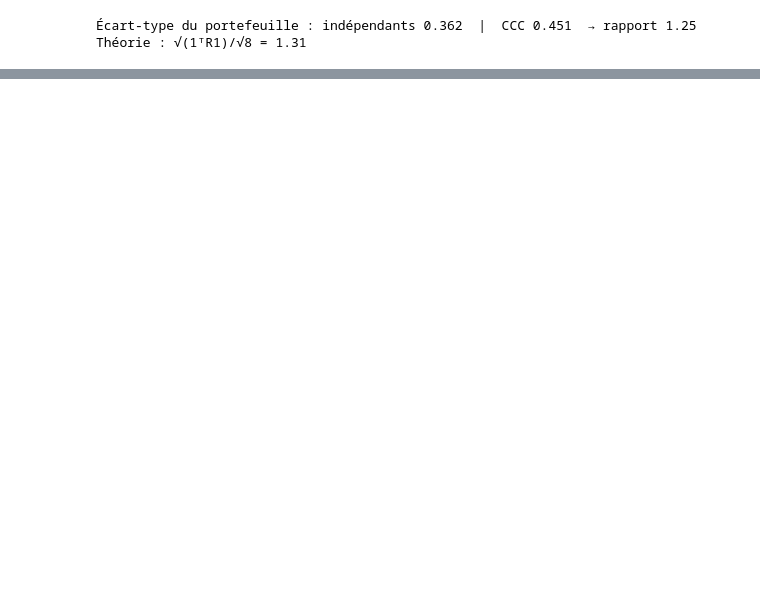
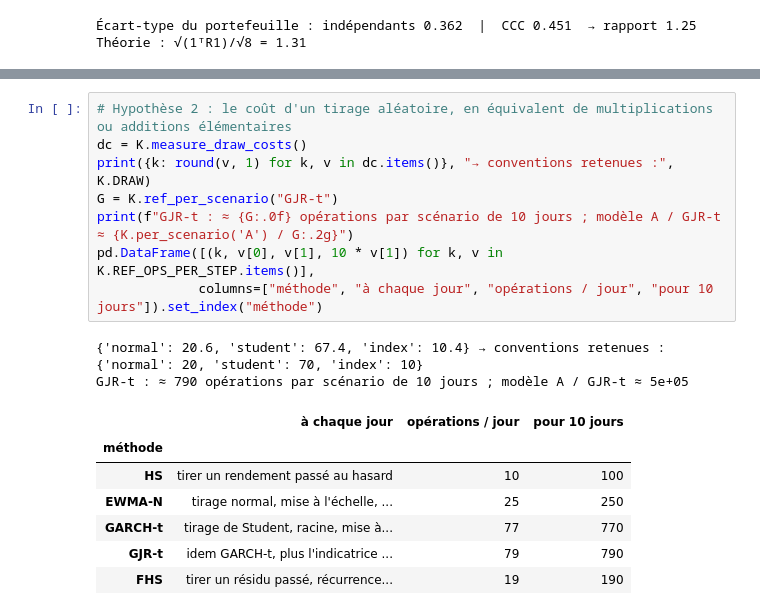
Before and after one commit to Ahmedbne/diffusion_volatilite, a Jupyter notebook: notebooks/diffusion_volatilite_A_a_Z.ipynb, the cells around one changed output, grey strips where cells are left out. Drawn from its saved outputs; the diff is of its cells as text; blank space fills up the shorter version.

```diff
--- a/notebooks/diffusion_volatilite_A_a_Z.ipynb
+++ b/notebooks/diffusion_volatilite_A_a_Z.ipynb
@@ -908,0 +1012,18 @@ attendus : un facteur trois, à marges identiques. **Les scores marginaux ne dis
+# %%
+# Hypothèse 2 : le coût d'un tirage aléatoire, en équivalent de multiplications ou additions élémentaires
+dc = K.measure_draw_costs()
+print({k: round(v, 1) for k, v in dc.items()}, "→ conventions retenues :", K.DRAW)
+G = K.ref_per_scenario("GJR-t")
+print(f"GJR-t : ≈ {G:.0f} opérations par scénario de 10 jours ; modèle A / GJR-t ≈ {K.per_scenario('A') / G:.2g}")
+pd.DataFrame([(k, v[0], v[1], 10 * v[1]) for k, v in K.REF_OPS_PER_STEP.items()],
+             columns=["méthode", "à chaque jour", "opérations / jour", "pour 10 jours"]).set_index("méthode")
+# %% [output]
+{'normal': 20.6, 'student': 67.4, 'index': 10.4} → conventions retenues : {'normal': 20, 'student': 70, 'index': 10}
+GJR-t : ≈ 790 opérations par scénario de 10 jours ; modèle A / GJR-t ≈ 5e+05
+|  | à chaque jour | opérations / jour | pour 10 jours |
+| méthode |  |  |  |
+| HS | tirer un rendement passé au hasard | 10 | 100 |
+| EWMA-N | tirage normal, mise à l'échelle, ... | 25 | 250 |
+| GARCH-t | tirage de Student, racine, mise à... | 77 | 770 |
+| GJR-t | idem GARCH-t, plus l'indicatrice ... | 79 | 790 |
+| FHS | tirer un résidu passé, récurrence... | 19 | 190 |
```
Also changed, not shown: parts of 21 cells of this notebook, 23 other files.
